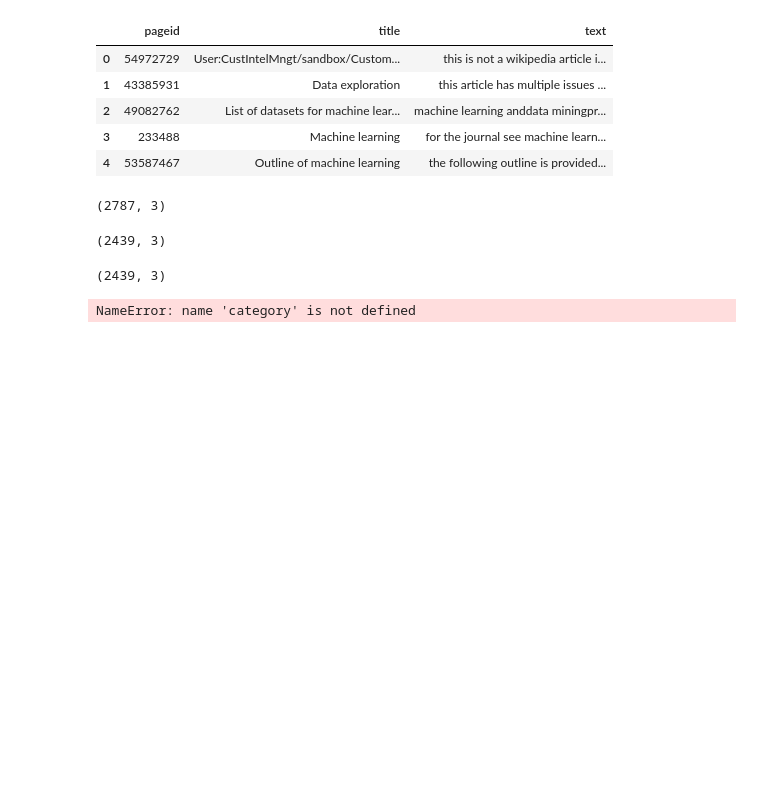
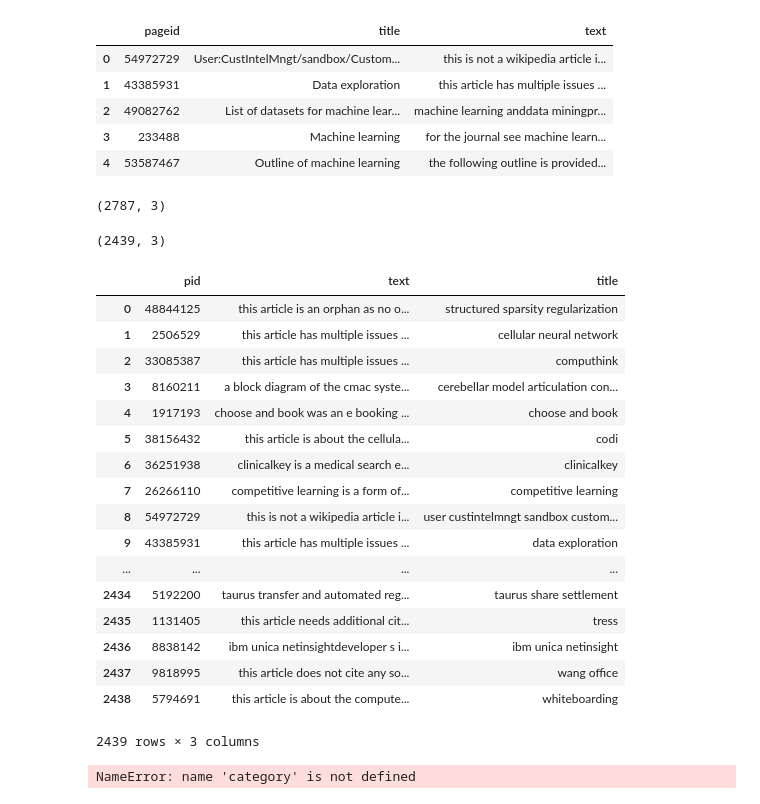
Before and after one commit to datascience-sakshi/Wikipedia_NLP_and_Semantic_Search, a Jupyter notebook: ipynb/Project_4_Part01-Build Out the SQL DataBase.ipynb, the cells around one changed output. Drawn from its saved outputs; the diff is of its cells as text; code cells hidden in the pictures; blank space fills up the shorter version.

```diff
--- a/ipynb/Project_4_Part01-Build Out the SQL DataBase.ipynb
+++ b/ipynb/Project_4_Part01-Build Out the SQL DataBase.ipynb
@@ -184,12 +166,29 @@ for i in PAGE_df.index:
 # %%
 query = '''
 SELECT *
 FROM page
 '''
 
-db.query_to_dataframe(query).shape
+db.query_to_dataframe(query)
 # %% [output]
+|  | pid | text | title |
+| 0 | 48844125 | this article is an orphan as no o... | structured sparsity regularization |
+| 1 | 2506529 | this article has multiple issues ... | cellular neural network |
+| 2 | 33085387 | this article has multiple issues ... | computhink |
+| 3 | 8160211 | a block diagram of the cmac syste... | cerebellar model articulation con... |
+| 4 | 1917193 | choose and book was an e booking ... | choose and book |
+| 5 | 38156432 | this article is about the cellula... | codi |
+| 6 | 36251938 | clinicalkey is a medical search e... | clinicalkey |
+| 7 | 26266110 | competitive learning is a form of... | competitive learning |
+| 8 | 54972729 | this is not a wikipedia article i... | user custintelmngt sandbox custom... |
+| 9 | 43385931 | this article has multiple issues ... | data exploration |
+| ... | ... | ... | ... |
+| 2434 | 5192200 | taurus transfer and automated reg... | taurus share settlement |
+| 2435 | 1131405 | this article needs additional cit... | tress |
+| 2436 | 8838142 | ibm unica netinsightdeveloper s i... | ibm unica netinsight |
+| 2437 | 9818995 | this article does not cite any so... | wang office |
+| 2438 | 5794691 | this article is about the compute... | whiteboarding |
-(2439, 3)
+2439 rows × 3 columns
 # %%
 # REVISIT LATER!
 # df.apply(lambda x: insert_category(x.name, x.cid), axis=1)
```
Also changed, not shown: parts of 16 cells of this notebook, 7 other files.
